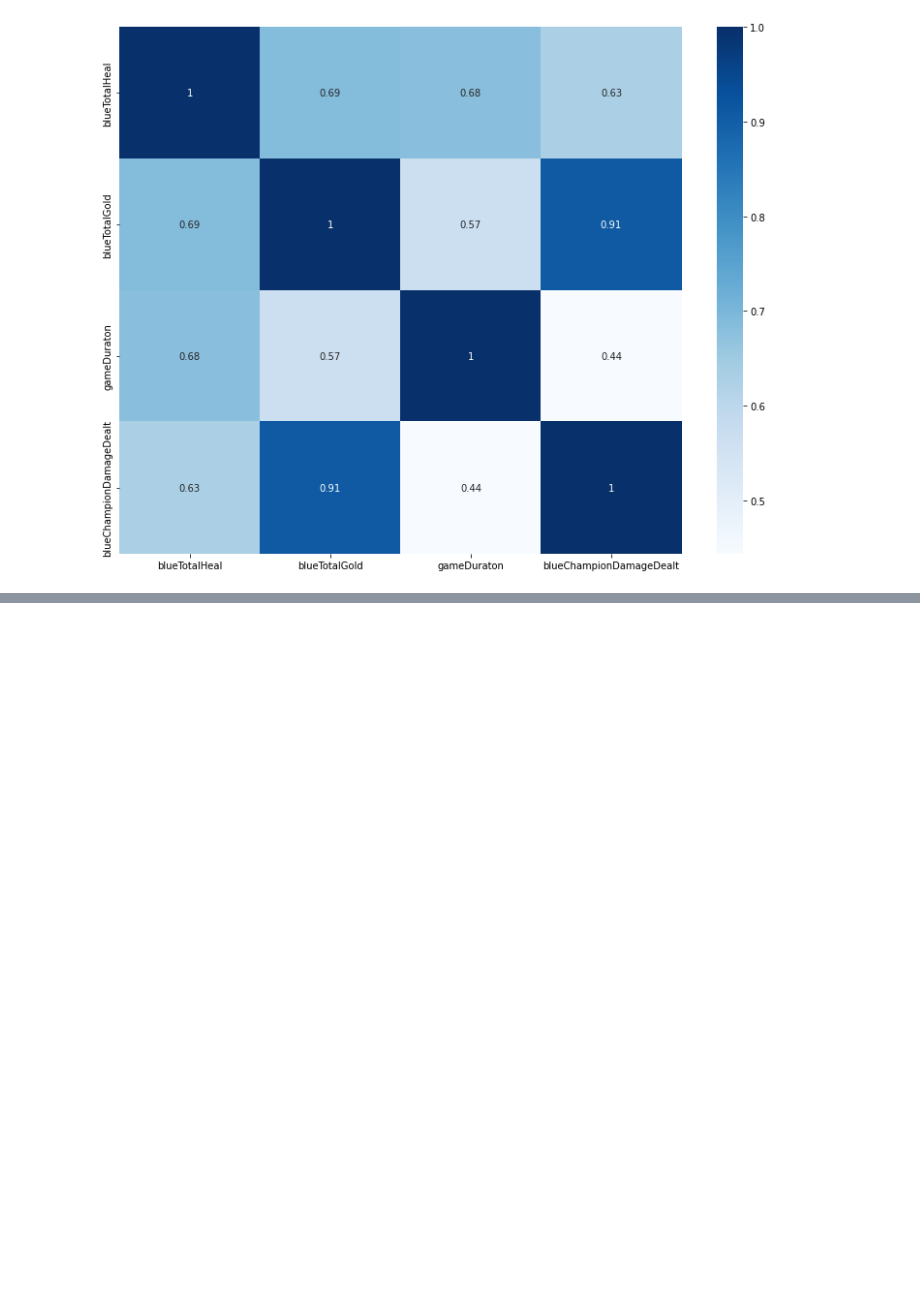
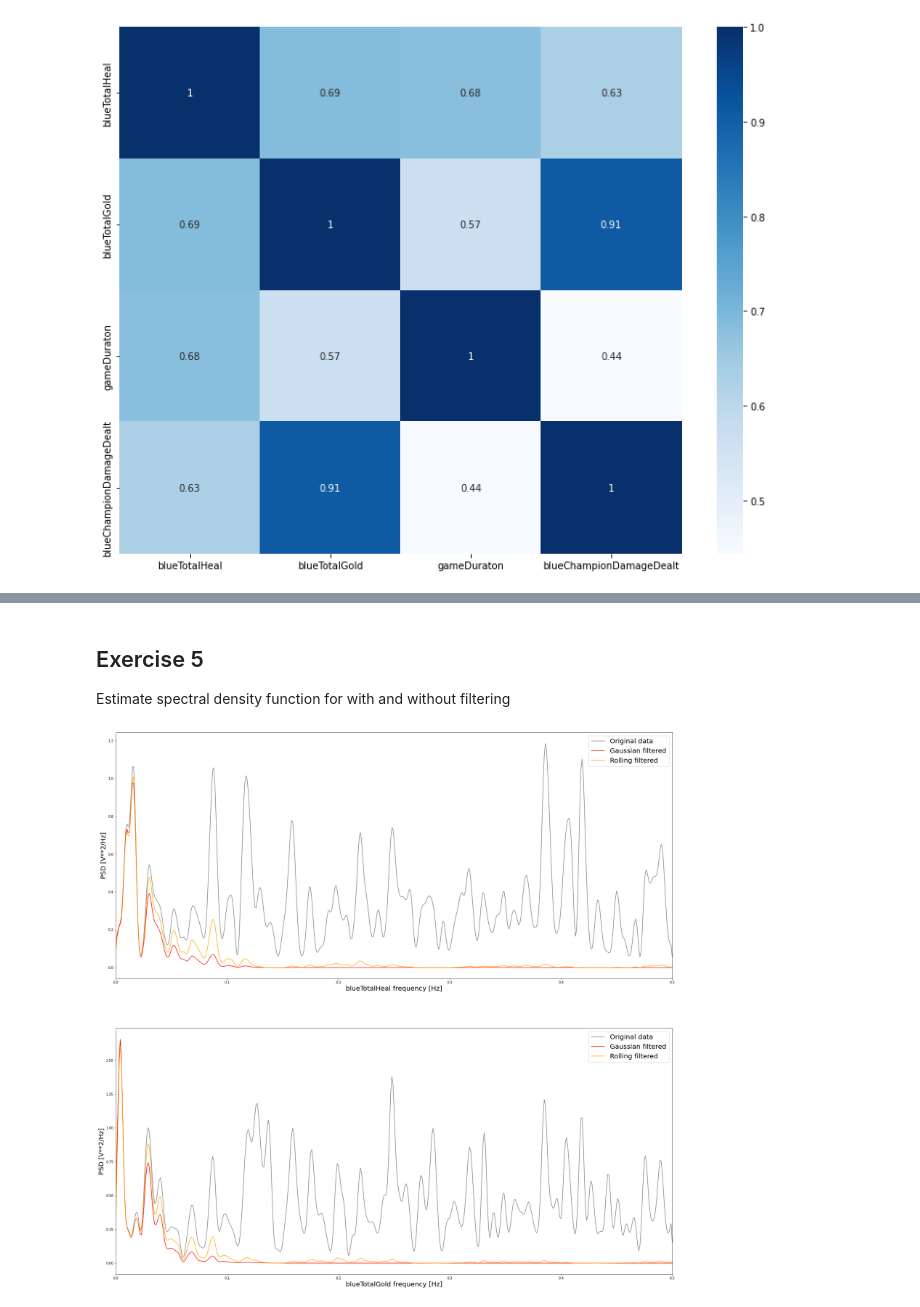
Before and after one commit to vandosik/M-M-MSA, a Jupyter notebook: Lab_4/lab_4.ipynb, the cells around one changed output, grey strips where cells are left out. Saved outputs shown, nothing was run; the diff lists cells and outputs as text; code cells hidden in the pictures; blank space fills up the shorter version.

```diff
--- a/Lab_4/lab_4.ipynb
+++ b/Lab_4/lab_4.ipynb
@@ -246,0 +263,32 @@ for col_name in target_cols:
+# %% [markdown]
+## Exercise 5
+
+Estimate spectral density function for with and without filtering
+# %%
+# Plot spectrum for pure and filtered data
+
+window_size = 72
+blackman = signal.blackman(M=window_size)
+bartlett = signal.hanning(M=window_size)
+
+col_idx = 0
+
+fig, axes = plt.subplots(len(target_cols), figsize=(30, 15 * len(target_cols)))
+
+col_idx = 0
+for col_name in target_cols:
+    f, Pxx_den = signal.welch(pure_targs[col_idx], fs=1, scaling='spectrum', nfft = 1000) # Spectrum for orig data
+    f_flt_g, Pxx_flt_g = signal.welch(gaus_filt_targs[col_idx], fs=1, nfft = 1000, scaling='spectrum')
+    f_flt_r, Pxx_flt_r = signal.welch(roll_filt_targs[col_idx], fs=1, nfft = 1000, scaling='spectrum')
+
+    axes[col_idx].plot(f, Pxx_den, color="grey", label='Original data')
+    axes[col_idx].plot(f_flt_g, Pxx_flt_g, color="red", label='Gaussian filtered')
+    axes[col_idx].plot(f_flt_r, Pxx_flt_r, color="orange", label='Rolling filtered')
+
+    axes[col_idx].set_xlabel(col_name+' frequency [Hz]', fontsize = 20)
+    axes[col_idx].set_ylabel(u'PSD [V**2/Hz]', fontsize = 20)
+    axes[col_idx].set_xlim((0,0.5))
+    axes[col_idx].legend(fontsize = 20)
+    col_idx += 1
+# %% [output]
+[figure, added]
```
Also changed, not shown: parts of 11 cells of this notebook.
